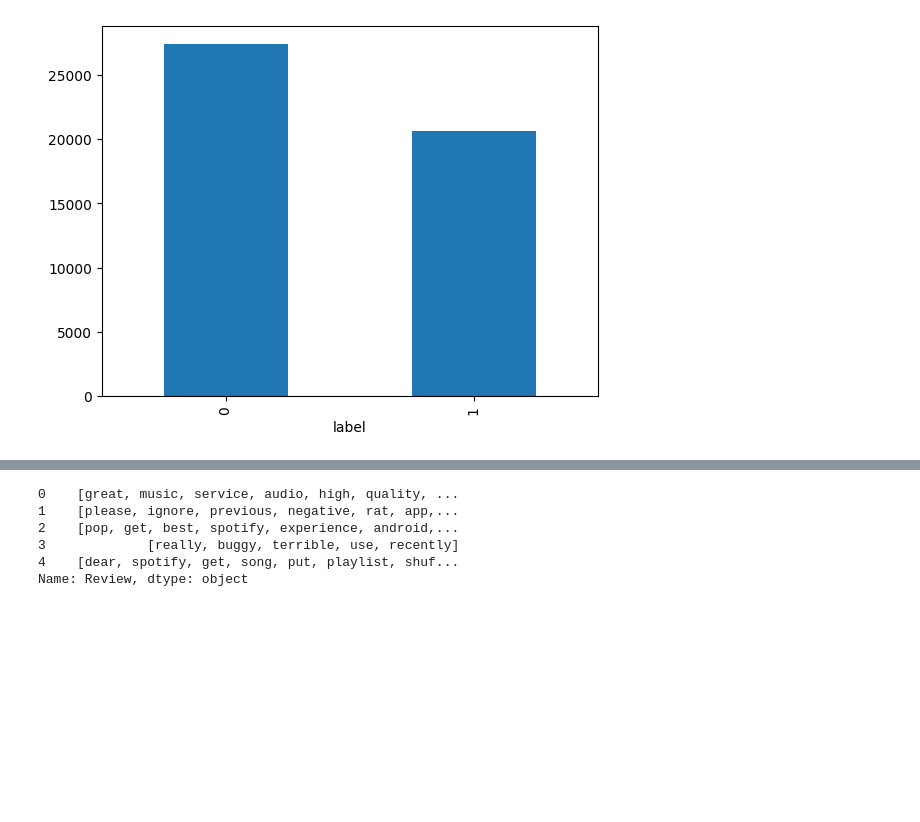
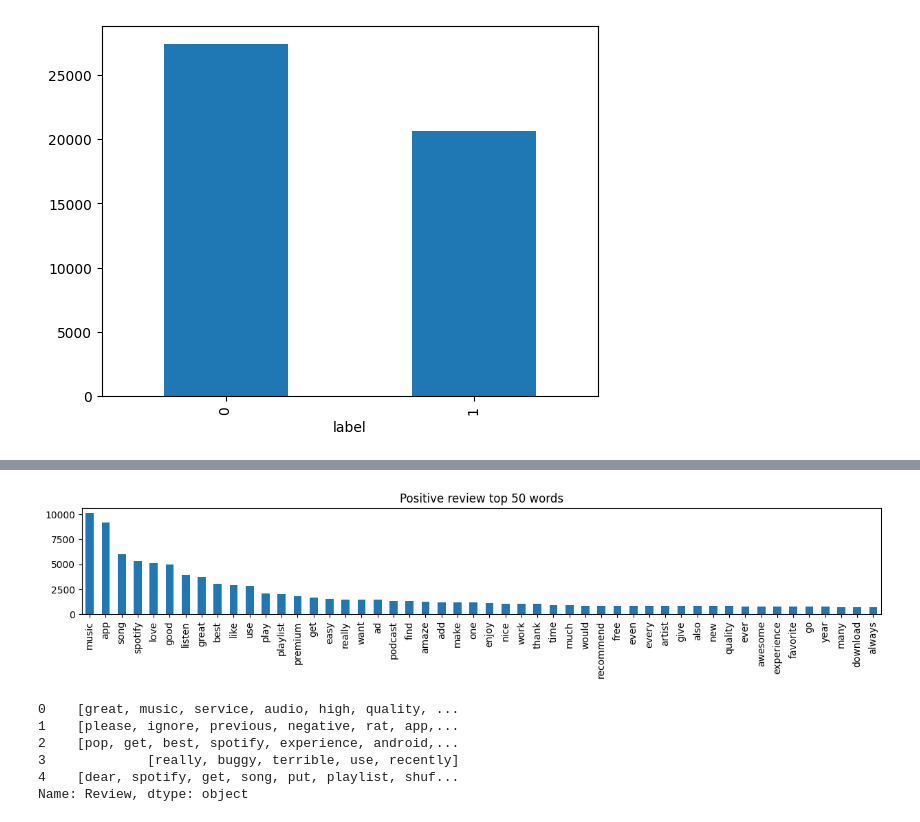
Before and after one commit to HabKaffee/nlp_classification, a Jupyter notebook: report.ipynb, the cells around one changed output, grey strips where cells are left out. Cells and saved outputs as stored; diff of their text form; code cells hidden in the pictures; blank space fills up the shorter version.

```diff
--- a/report.ipynb
+++ b/report.ipynb
@@ -92,0 +112,3 @@ plt.show()
+# %%
+pos_res = positive_df.str.split(expand=True).stack().value_counts()
+pos_res
@@ -93,3 +135,10 @@ plt.show()
+# %%
+plt.figure(figsize=(15, 2))
+pos_res[:50].plot.bar()
+plt.title('Positive review top 50 words')
+plt.show()
+# %% [output]
+[figure, added]
 # %%
 X, Y = dataset['Review'], dataset['label']
 # %%
```
Also changed, not shown: parts of 19 cells of this notebook.
